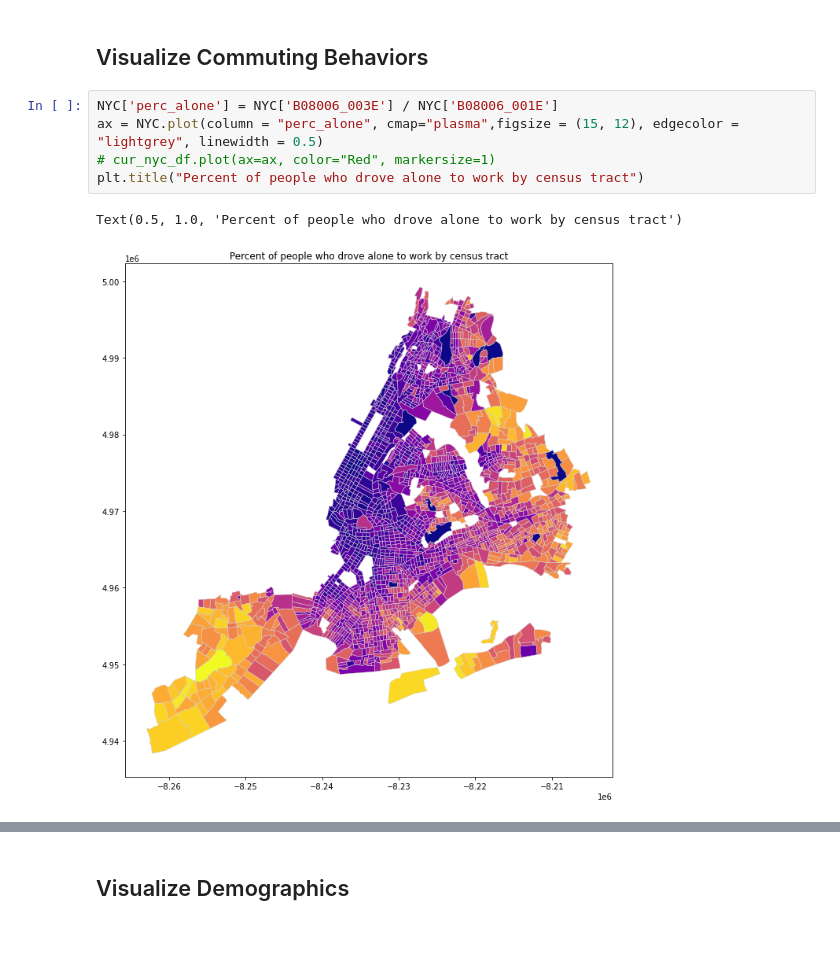
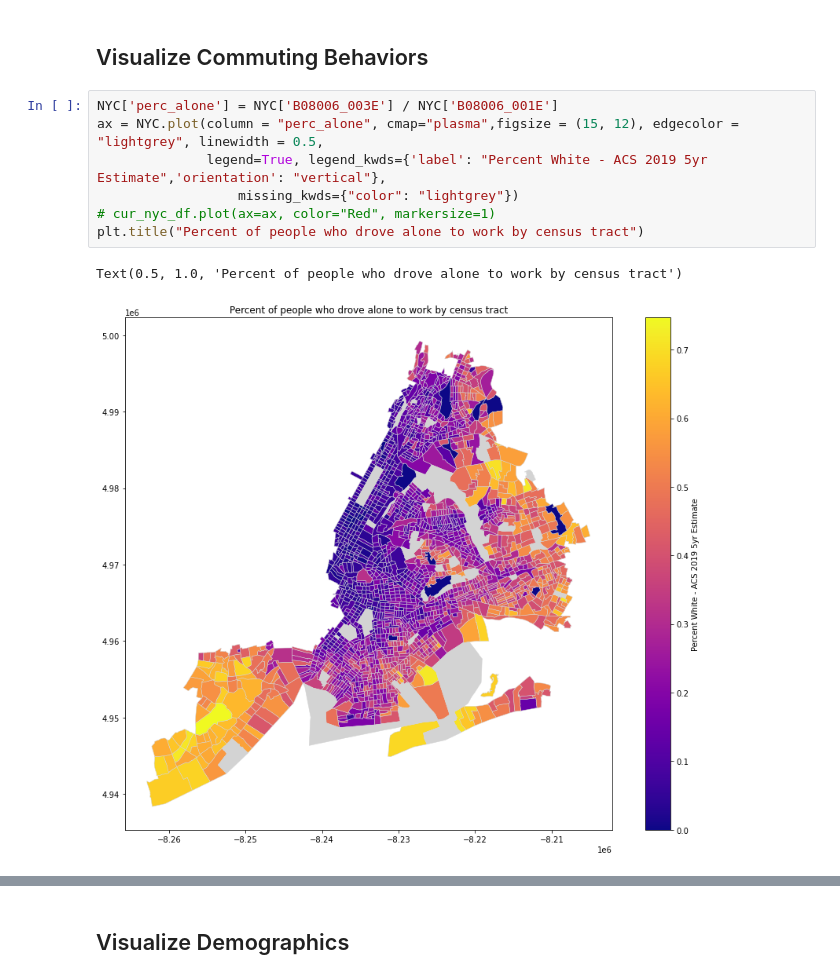
Before and after one commit to katelyn98/HealthyRide-Mapping, a Jupyter notebook: Notebooks/NYC Analyses.ipynb, the cells around one changed output, grey strips where cells are left out. Cells and saved outputs as stored; diff of their text form; blank space fills up the shorter version.

```diff
--- a/Notebooks/NYC Analyses.ipynb
+++ b/Notebooks/NYC Analyses.ipynb
@@ -123,11 +123,13 @@ pgh_crs.head(1)
 ## Visualize Commuting Behaviors
 # %%
 NYC['perc_alone'] = NYC['B08006_003E'] / NYC['B08006_001E']
-ax = NYC.plot(column = "perc_alone", cmap="plasma",figsize = (15, 12), edgecolor = "lightgrey", linewidth = 0.5)
+ax = NYC.plot(column = "perc_alone", cmap="plasma",figsize = (15, 12), edgecolor = "lightgrey", linewidth = 0.5,
+              legend=True, legend_kwds={'label': "Percent White - ACS 2019 5yr Estimate",'orientation': "vertical"},
+                  missing_kwds={"color": "lightgrey"})
 # cur_nyc_df.plot(ax=ax, color="Red", markersize=1)
 plt.title("Percent of people who drove alone to work by census tract")
 # %% [output]
 Text(0.5, 1.0, 'Percent of people who drove alone to work by census tract')
-[figure, old version]
+[figure, new version]
 # %%
 nyc_crs['perc_alone'] = nyc_crs['B08006_003E'] / nyc_crs['B08006_001E']
```
Also changed, not shown: parts of 6 cells of this notebook, 1 other file.
